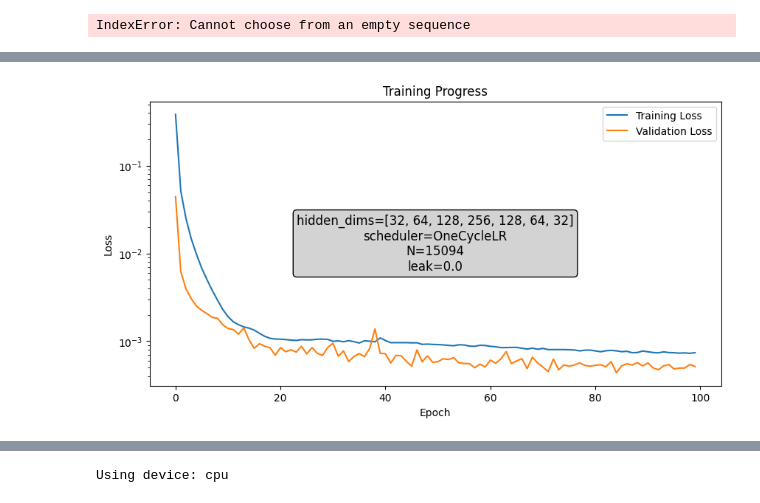
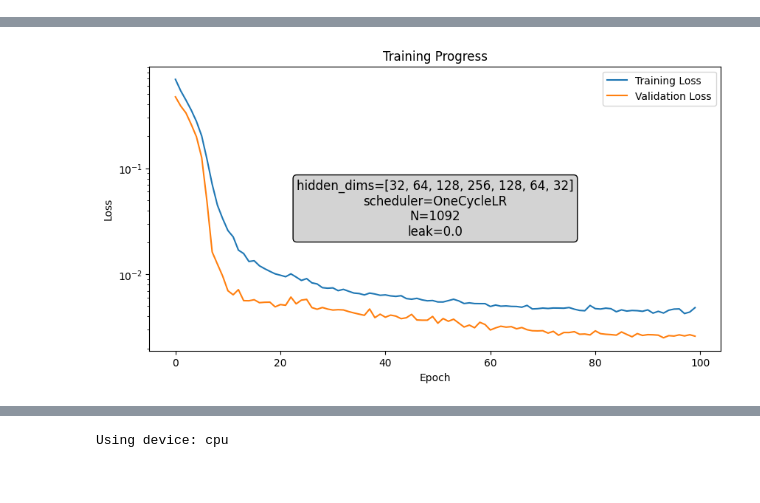
Before and after one commit to larrywu7/electron_optics, a Jupyter notebook: single_training_set.ipynb, the cells around one changed output, grey strips where cells are left out. Cells and saved outputs as stored; diff of their text form; code cells hidden in the pictures.

Commit message:
uniform metric added to load_data

```diff
--- a/single_training_set.ipynb
+++ b/single_training_set.ipynb
@@ -71,41 +72,12 @@ def objective(output: torch.Tensor, device: torch.device = None):
     )
 # %%
 raw_voltages, raw_outputs = load_data("parallel_test_model_data.csv")
+voltages, outputs = uniform_metric_distribution(raw_voltages, raw_outputs, metric)
-# %%
-from matplotlib import pyplot as plt
-import random
-
-raw_metrics = metric(raw_outputs)
-n_bins = 7
-max_metric = 600
-bin_edges = np.linspace(raw_metrics.min(), max_metric, n_bins)
-indices = np.digitize(raw_metrics, bin_edges)
-
-voltages_list: list = raw_voltages.tolist()
-outputs_list: list = raw_outputs.tolist()
-voltages = []
-outputs = []
-bin_empty = False
-while not bin_empty:
-    for i in range(1, n_bins + 1):
-        matches = np.where(indices == i)[0]
-        if matches.size == 0:
-            bin_empty = True
-        else:
-            random_match = random.choice(matches)
-
-            indices = np.delete(indices, random_match)
-            voltages.append(voltages_list.pop(random_match))
-            outputs.append(outputs_list.pop(random_match))
-
-voltages = np.array(voltages)
-outputs = np.array(outputs)
-# %% [output]
-IndexError: Cannot choose from an empty sequence
 # %%
 predictor = ElectronOpticsPredictor(
-    input_dim=raw_voltages.shape[1], output_dim=raw_outputs.shape[1]
+    input_dim=voltages.shape[1], output_dim=outputs.shape[1]
 )
-predictor.train(raw_voltages, raw_outputs, epochs=100)
+predictor.train(voltages, outputs, epochs=100)
+predictor.save_model("test_pred")
 # %% [output]
 Using device: cpu
@@ -114,2 +86,2 @@ Training completed. Best validation loss: 0.000435
-[figure, old version]
+[figure, new version]
 # %%
```
Also changed, not shown: parts of 4 cells of this notebook, 2 other files.
